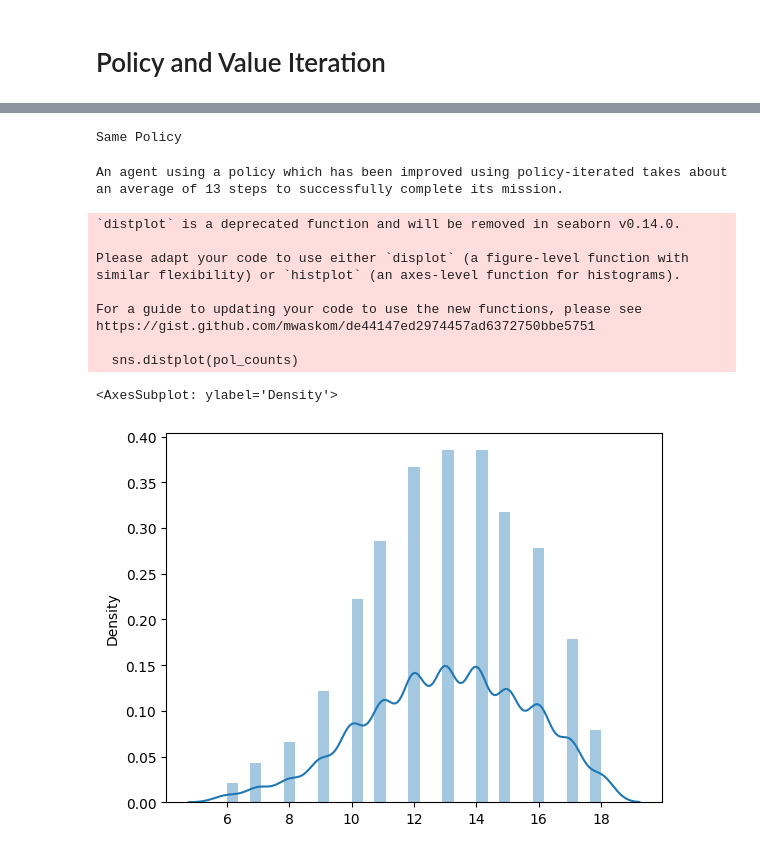
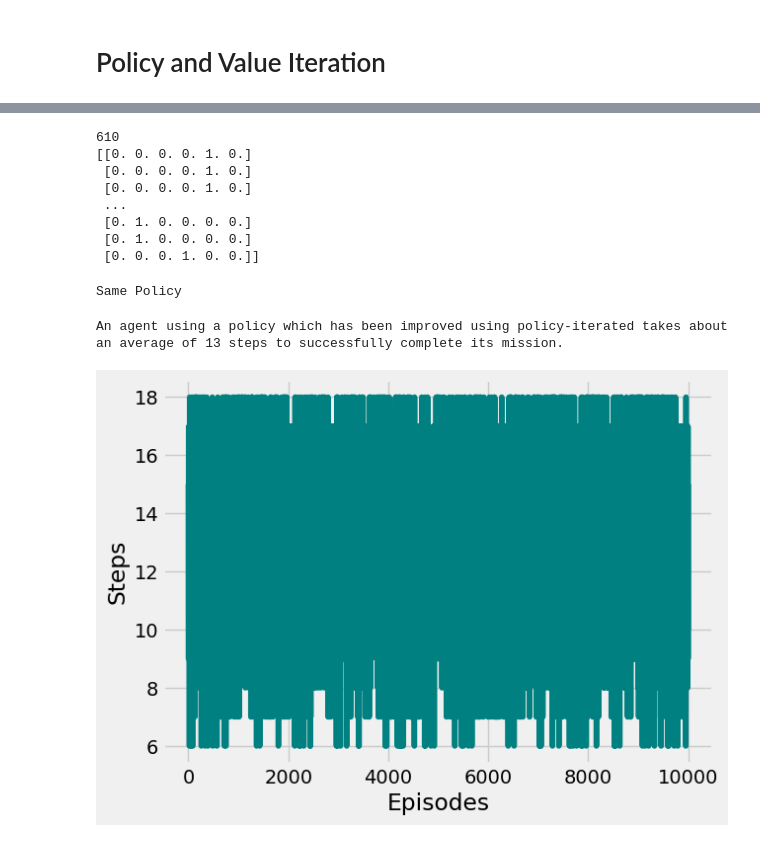
Before and after one commit to juniorq33/Machine-Learning, a Jupyter notebook: Assignment_4/taxi.ipynb, the cells around one changed output, grey strips where cells are left out. Drawn from its saved outputs; the diff is of its cells as text; code cells hidden in the pictures.

```diff
--- a/Assignment_4/taxi.ipynb
+++ b/Assignment_4/taxi.ipynb
@@ -296,10 +294,12 @@ def policy_eval(policy, env, discount_factor=1.0, theta=0.00001):
 
 def policy_iteration(env, policy_eval_fn=policy_eval, discount_factor=1.0):
 
+    iter = 0
     # Start with a random policy
     policy = np.ones([env.observation_space.n, env.action_space.n]) / env.action_space.n
 
     while True:
+        iter += 1
         # Implement this!
         curr_pol_val = policy_eval_fn(policy, env, discount_factor)  #eval current policy
         policy_stable = True  #Check if policy did improve (Set it as True first)
@@ -311,20 +311,21 @@ def policy_iteration(env, policy_eval_fn=policy_eval, discount_factor=1.0):
                 policy_stable = False  #Greedily find best action
             policy[state] = np.eye(env.action_space.n)[best_act]  #update
         if policy_stable:
-            return policy, curr_pol_val
+            return policy, curr_pol_val, iter
 
-    return policy, np.zeros(env.observation_space.n)
+    return policy, np.zeros(env.observation_space.n), iter
 
 def value_iteration(env, theta=0.0001, discount_factor=1.0):
 
     V = np.zeros(env.observation_space.n)
+    iter = 0
 
     while True:
+        iter += 1
         delta = 0  #checker for improvements across states
         for state in range(env.observation_space.n):
-            act_values = one_step_lookahead(state,V,discount_factor)  #lookahead one step
+            act_values= one_step_lookahead(state,V,discount_factor)  #lookahead one step
             best_act_value = np.max(act_values) #get best action value
-
             delta = max(delta,np.abs(best_act_value - V[state]))  #find max delta across all states
             V[state] = best_act_value  #update value to best action value
         if delta < theta:  #if max improvement less than threshold
@@ -336,8 +337,7 @@ def value_iteration(env, theta=0.0001, discount_factor=1.0):
         best_action = np.argmax(act_val)
         policy[state][best_action] = 1
 
-    return policy, V
-
+    return policy, V, iter
 
 
 def one_step_lookahead(state, V, discount_factor):
@@ -346,3 +346,6 @@ def one_step_lookahead(state, V, discount_factor):
         for prob, next_state, reward, done in env.P[state][a]:
             A[a] += prob * (reward + discount_factor * V[next_state])
     return A
+# %%
+env = gym.make('Taxi-v3')
+pol_iter_policy, V_pi, iterations_pi= policy_iteration(env, discount_factor=0.99)
@@ -371,3 +359,0 @@ array([-66.26438752, -71.80792647, -71.42078771, -71.82385699,
-# %%
-pol_iter_policy = policy_iteration(env,policy_eval,discount_factor=0.99)
-pol_iter_policy[0]
@@ -393,3 +360,15 @@ array([[0., 0., 0., 0., 1., 0.],
+# %%
+print(iterations)
+print(val_iter_policy)
+# %% [output]
+610
+[[0. 0. 0. 0. 1. 0.]
+ [0. 0. 0. 0. 1. 0.]
+ [0. 0. 0. 0. 1. 0.]
+ ...
+ [0. 1. 0. 0. 0. 0.]
+ [0. 1. 0. 0. 0. 0.]
+ [0. 0. 0. 1. 0. 0.]]
 # %%
 for x in range(len(pol_iter_policy[0])):
     if not (pol_iter_policy[0][x] == val_iter_policy[0][x]).all():
@@ -408,23 +387,20 @@ def count(policy):
         curr_state = state
         counter += 1
     return counter
+# %%
+def plot_graph(total_steps_per_episode):
+    fig, ax = plt.subplots()
+    ax.plot(total_steps_per_episode, color='teal', label='Steps to reach goal', )
+    ax.set_xlabel('Episodes')
+    ax.set_ylabel('Steps')
+    plt.show()
 # %%
-pol_count = count(pol_iter_policy[0])
-pol_counts = [count(pol_iter_policy[0]) for i in range(10000)]
-print("An agent using a policy which has been improved using policy-iterated takes about an average of " + str(int(np.mean(pol_counts)))
-      + " steps to successfully complete its mission.")
-sns.distplot(pol_counts)
+
+pol_steps = [count(pol_iter_policy) for i in range(10000)]
+print("An agent using a policy which has been improved using policy-iterated takes about an average of " + str(int(np.mean(pol_steps)))+ " steps to successfully complete its mission.")
+with plt.style.context('fivethirtyeight'):
+      plot_graph(pol_steps)
 # %% [output]
 An agent using a policy which has been improved using policy-iterated takes about an average of 13 steps to successfully complete its mission.
-`distplot` is a deprecated function and will be removed in seaborn v0.14.0.
-
-Please adapt your code to use either `displot` (a figure-level function with
-similar flexibility) or `histplot` (an axes-level function for histograms).
-
-For a guide to updating your code to use the new functions, please see
-https://gist.github.com/mwaskom/de44147ed2974457ad6372750bbe5751
-
-  sns.distplot(pol_counts)
-<AxesSubplot: ylabel='Density'>
-[figure, old version]
+[figure, new version]
 # %%
```
Also changed, not shown: parts of 13 cells of this notebook, 5 other files.
